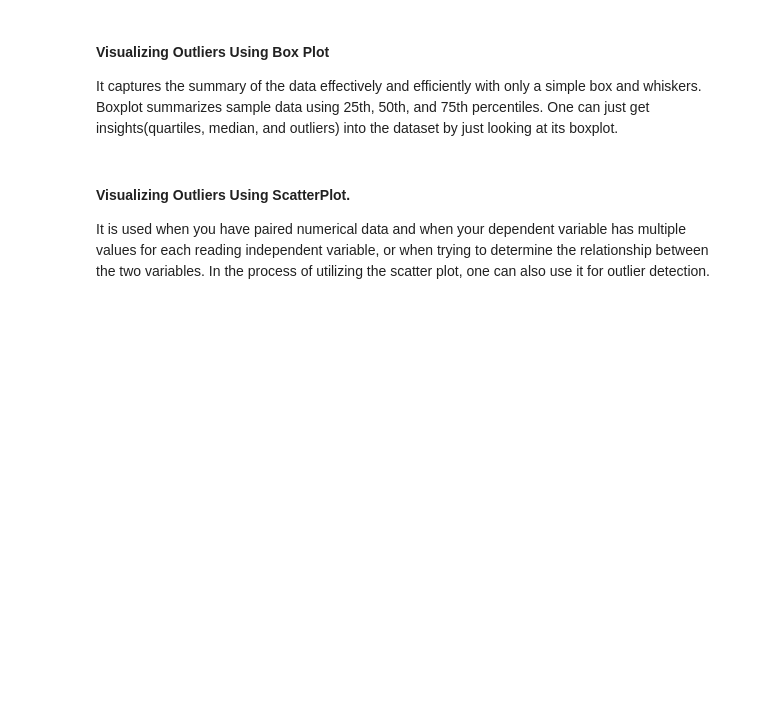
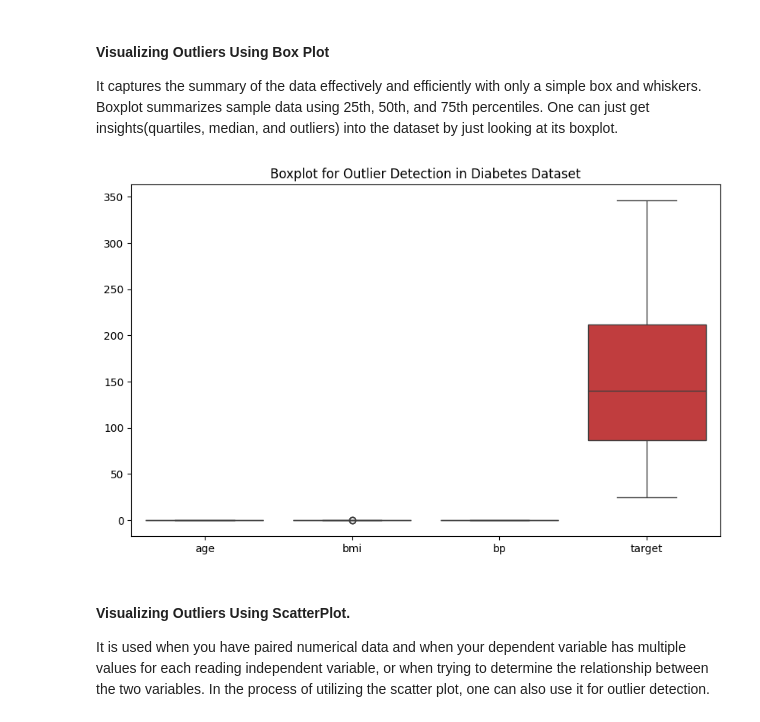
Before and after one commit to jatinder3762/dataCleaning_Lab4, a Jupyter notebook: week5Lab_Students.ipynb, the cells around one changed output. Drawn from its saved outputs; the diff is of its cells as text; code cells hidden in the pictures; blank space fills up the shorter version.

```diff
--- a/week5Lab_Students.ipynb
+++ b/week5Lab_Students.ipynb
@@ -396,3 +606,17 @@ sns.boxplot(data=cars_dataFrame[['Weight', 'MPG']])
+# %%
+# Boxplot method for diabetes dataset
+diabetes = load_diabetes()
+# convert to dataframe
+diabetes_df = pd.DataFrame(data=diabetes.data, columns=diabetes.feature_names)
+diabetes_df['target'] = diabetes.target
+diabetes_df.head()
+
+plt.figure(figsize=(10, 6))
+sns.boxplot(data=diabetes_df[['age', 'bmi', 'bp', 'target']])
+plt.title('Boxplot for Outlier Detection in Diabetes Dataset')
+plt.show()
+# %% [output]
+[figure, added]
 # %% [markdown]
 #### Visualizing Outliers Using ScatterPlot.
 
```
Also changed, not shown: parts of 24 cells of this notebook.
